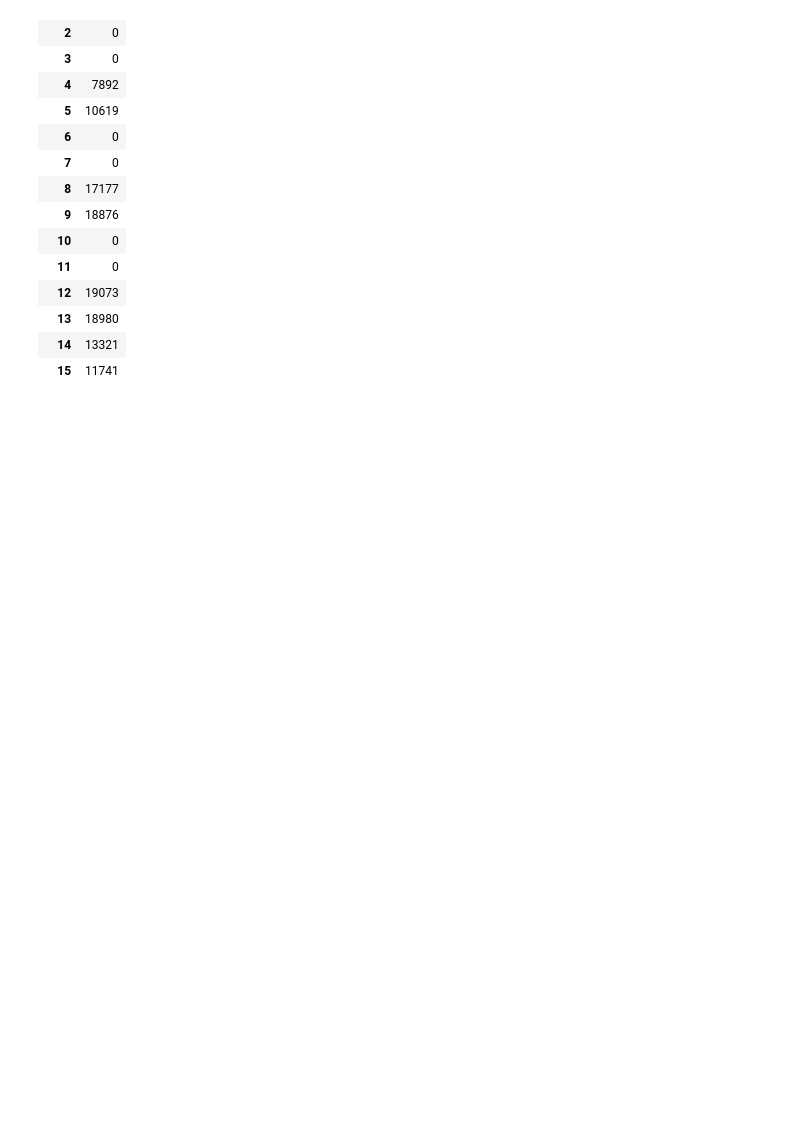
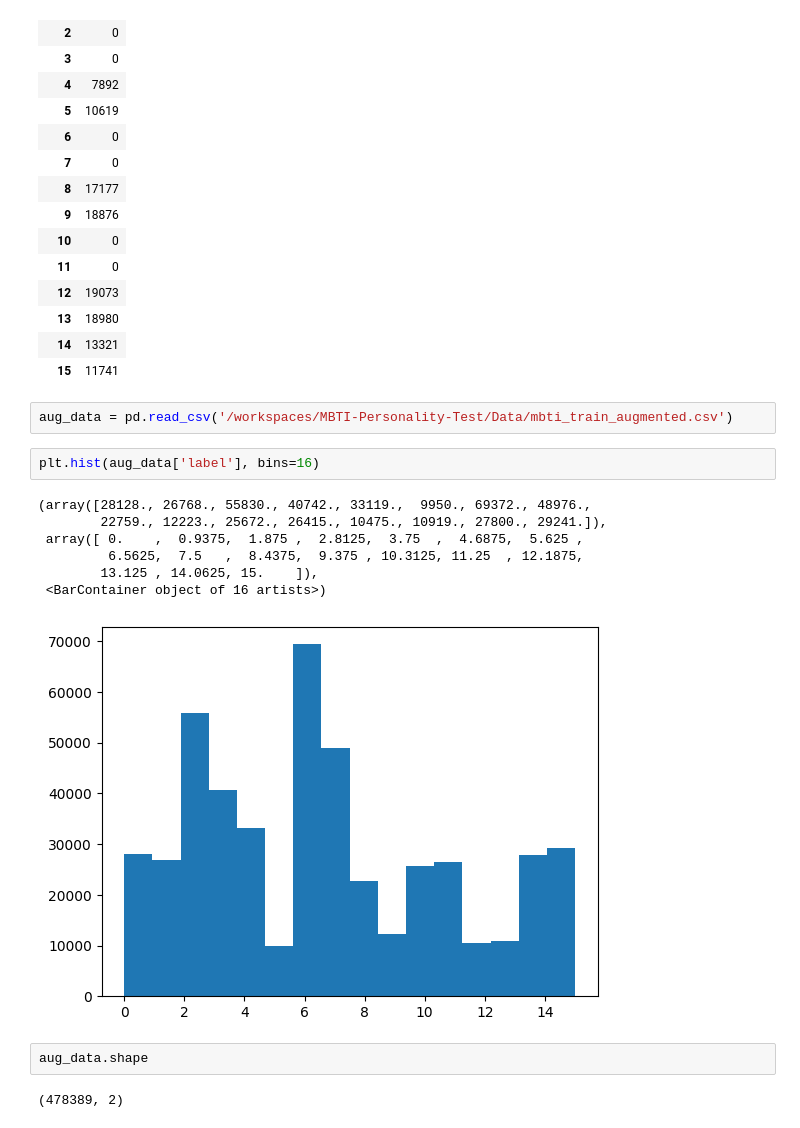
Before and after one commit to nogibjj/MBTI-Personality-Test, a Jupyter notebook: dataPreprocess/explore.ipynb, the cells around one changed output. Cells and saved outputs as stored; diff of their text form; blank space fills up the shorter version.

Commit message:
data preprocess

```diff
--- a/dataPreprocess/explore.ipynb
+++ b/dataPreprocess/explore.ipynb
@@ -201,3 +201,19 @@ aug
 | 13 | 18980 |
 | 14 | 13321 |
 | 15 | 11741 |
+# %%
+aug_data = pd.read_csv('/workspaces/MBTI-Personality-Test/Data/mbti_train_augmented.csv')
+# %%
+plt.hist(aug_data['label'], bins=16)
+# %% [output]
+(array([28128., 26768., 55830., 40742., 33119.,  9950., 69372., 48976.,
+        22759., 12223., 25672., 26415., 10475., 10919., 27800., 29241.]),
+ array([ 0.    ,  0.9375,  1.875 ,  2.8125,  3.75  ,  4.6875,  5.625 ,
+         6.5625,  7.5   ,  8.4375,  9.375 , 10.3125, 11.25  , 12.1875,
+        13.125 , 14.0625, 15.    ]),
+ <BarContainer object of 16 artists>)
+[figure, added]
+# %%
+aug_data.shape
+# %% [output]
+(478389, 2)
```
